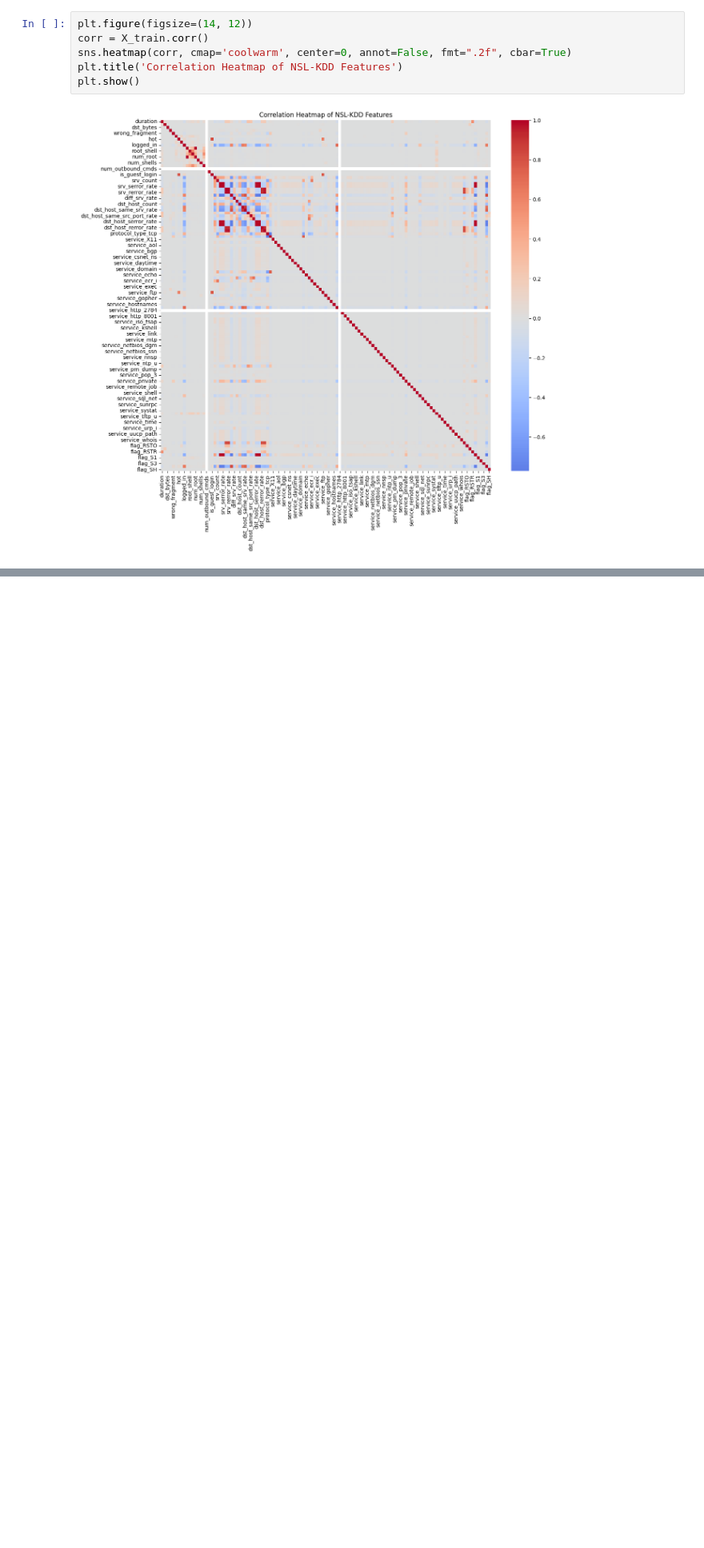
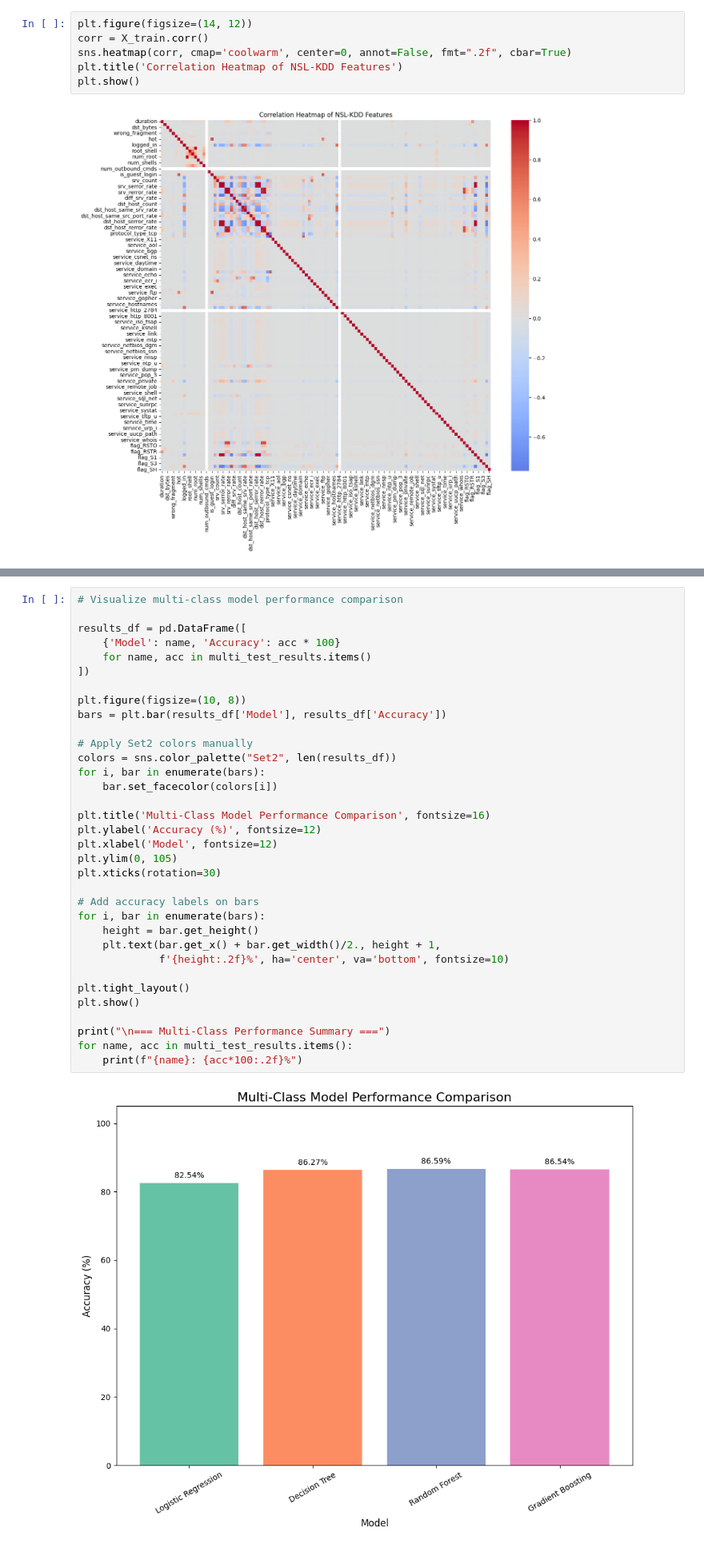
Before and after one commit to SpringBoardMentor193s/SentinelNet, a Jupyter notebook: notebooks/nslkdd_mode_train.ipynb, the cells around one changed output, grey strips where cells are left out. Shown: that part at 80% size. Drawn from its saved outputs; the diff is of its cells as text; blank space fills up the shorter version.

Commit message:
Added Multi Class Classification In NSL KDD Model

```diff
--- a/notebooks/nslkdd_mode_train.ipynb
+++ b/notebooks/nslkdd_mode_train.ipynb
@@ -896,0 +1216,36 @@ plt.show()
+# %%
+# Visualize multi-class model performance comparison
+
+results_df = pd.DataFrame([
+    {'Model': name, 'Accuracy': acc * 100}
+    for name, acc in multi_test_results.items()
+])
+
+plt.figure(figsize=(10, 8))
+bars = plt.bar(results_df['Model'], results_df['Accuracy'])
+
+# Apply Set2 colors manually
+colors = sns.color_palette("Set2", len(results_df))
+for i, bar in enumerate(bars):
+    bar.set_facecolor(colors[i])
+
+plt.title('Multi-Class Model Performance Comparison', fontsize=16)
+plt.ylabel('Accuracy (%)', fontsize=12)
+plt.xlabel('Model', fontsize=12)
+plt.ylim(0, 105)
+plt.xticks(rotation=30)
+
+# Add accuracy labels on bars
+for i, bar in enumerate(bars):
+    height = bar.get_height()
+    plt.text(bar.get_x() + bar.get_width()/2., height + 1,
+             f'{height:.2f}%', ha='center', va='bottom', fontsize=10)
+
+plt.tight_layout()
+plt.show()
+
+print("\n=== Multi-Class Performance Summary ===")
+for name, acc in multi_test_results.items():
+    print(f"{name}: {acc*100:.2f}%")
+# %% [output]
+[figure, added]
```
Also changed, not shown: parts of 18 cells of this notebook.
